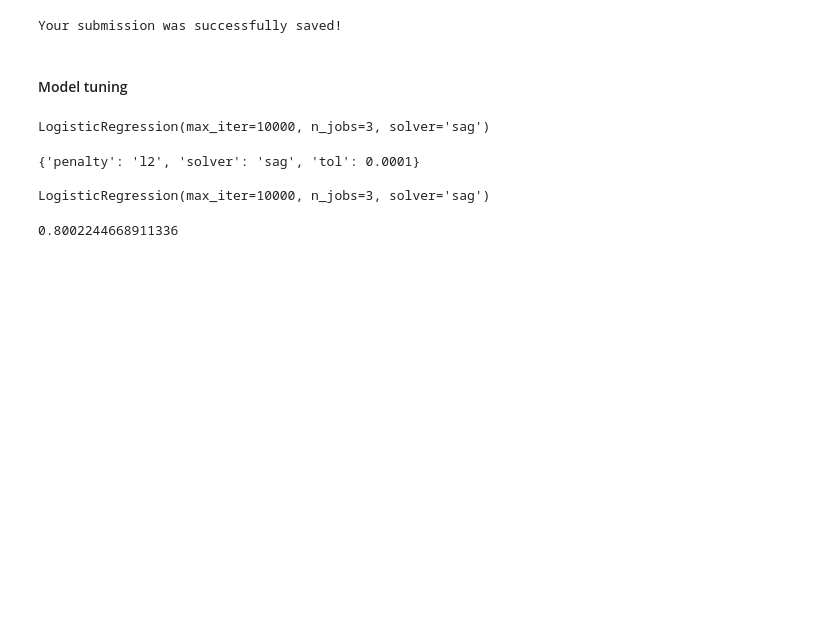
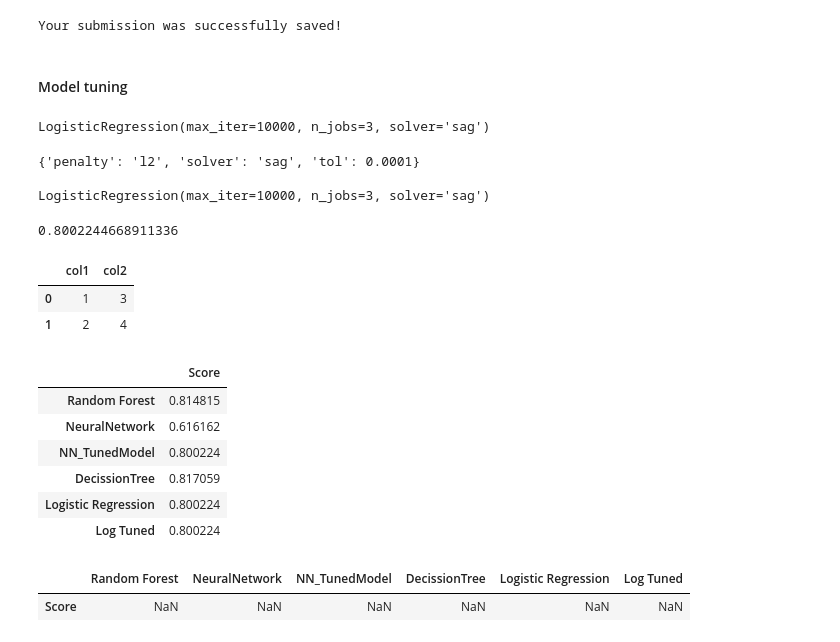
Before and after one commit to Nikhilreddy1/Titanic-passengers-survival-prediction, a Jupyter notebook: Titanic.ipynb, the cells around one changed output. Drawn from its saved outputs; the diff is of its cells as text; code cells hidden in the pictures; blank space fills up the shorter version.

```diff
--- a/Titanic.ipynb
+++ b/Titanic.ipynb
@@ -488,5 +490,6 @@ confusion_matrix(y_train,mlp_y_train_predict)
 array([[493,  56],
        [118, 224]], dtype=int64)
 # %%
-best_grid.score(X_train,y_train)
+nn_bestgrid=best_grid.score(X_train,y_train)
+nn_bestgrid
 # %% [output]
@@ -567,7 +570,8 @@ ld_tree_file.close()
 dtc_y_train_predict= dtc.predict(X_train)
 dtc_y_test_predict = dtc.predict(X_test)
 # %%
-dtc.score(X_train,y_train)
+dt_score=dtc.score(X_train,y_train)
+dt_score
 # %% [output]
 0.8170594837261503
 # %%
@@ -696,7 +700,8 @@ pd.DataFrame(lrm_ytest_predict_prob).head()
 # %% [markdown]
 #### Model Evaluation
 # %%
-lrm.score(X_train,y_train)
+log_score=lrm.score(X_train,y_train)
+log_score
 # %% [output]
 0.8002244668911336
 # %%
@@ -728,6 +733,30 @@ print(grid_search.best_estimator_)
 
 LogisticRegression(max_iter=10000, n_jobs=3, solver='sag')
 # %%
-best_grid.score(X_train,y_train)
+log_bestgrid=best_grid.score(X_train,y_train)
+log_bestgrid
 # %% [output]
 0.8002244668911336
+# %%
+d = {'col1': [1, 2], 'col2': [3, 4]}
+pd.DataFrame(data=d)
+# %% [output]
+|  | col1 | col2 |
+| 0 | 1 | 3 |
+| 1 | 2 | 4 |
+# %%
+score=[rf_score,nn_score,nn_bestgrid,dt_score,log_score,log_bestgrid]
+pd.DataFrame(score,index=['Random Forest','NeuralNetwork','NN_TunedModel','DecissionTree','Logistic Regression','Log Tuned'],columns=['Score'])
+# %% [output]
+|  | Score |
+| Random Forest | 0.814815 |
+| NeuralNetwork | 0.616162 |
+| NN_TunedModel | 0.800224 |
+| DecissionTree | 0.817059 |
+| Logistic Regression | 0.800224 |
+| Log Tuned | 0.800224 |
+# %%
+pd.DataFrame(data=pd.DataFrame(score),index=['Score'],columns=['Random Forest','NeuralNetwork','NN_TunedModel','DecissionTree','Logistic Regression','Log Tuned'])
+# %% [output]
+|  | Random Forest | NeuralNetwork | NN_TunedModel | DecissionTree | Logistic Regression | Log Tuned |
+| Score | NaN | NaN | NaN | NaN | NaN | NaN |
```
Also changed, not shown: parts of 3 cells of this notebook.
